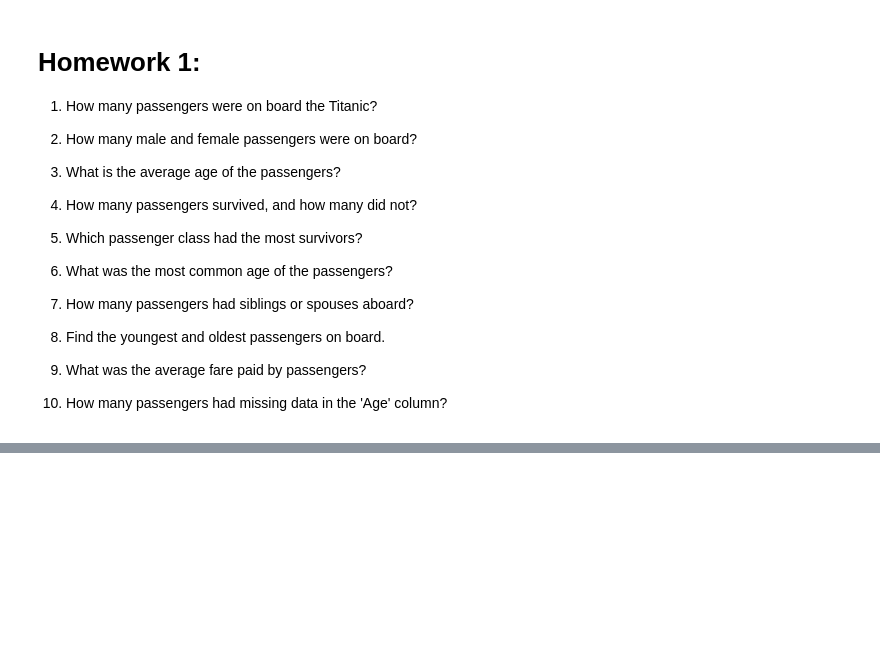
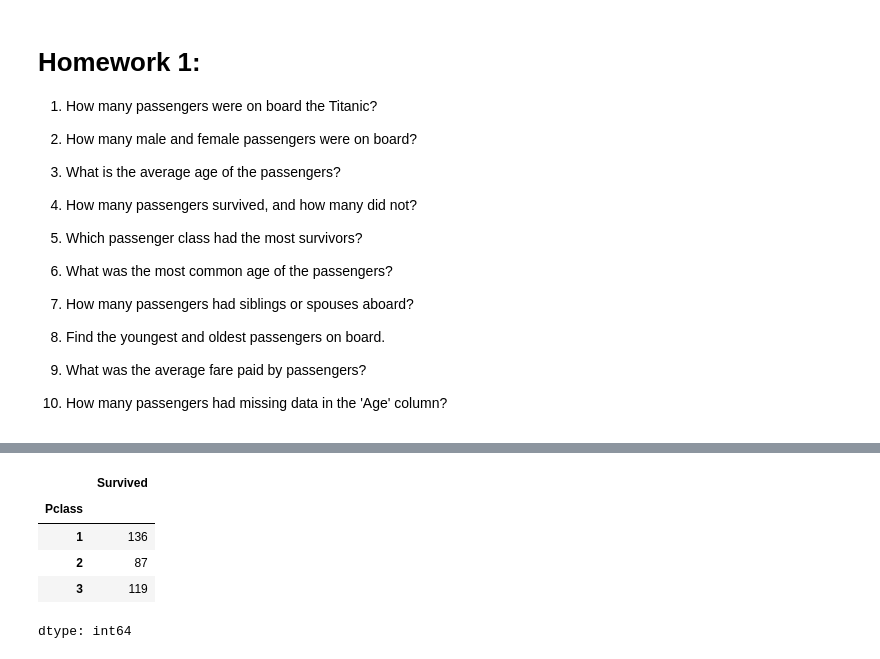
Before and after one commit to byambaa1982/python_cources_for_beginers, a Jupyter notebook: titanic_data_analysis/titanic.ipynb, the cells around one changed output, grey strips where cells are left out. Cells and saved outputs as stored; diff of their text form; code cells hidden in the pictures; blank space fills up the shorter version.

```diff
--- a/titanic_data_analysis/titanic.ipynb
+++ b/titanic_data_analysis/titanic.ipynb
@@ -174,0 +248,9 @@ kids_death
+# %%
+df[df['Survived']==1].groupby('Pclass')['Survived'].count()
+# %% [output]
+|  | Survived |
+| Pclass |  |
+| 1 | 136 |
+| 2 | 87 |
+| 3 | 119 |
+dtype: int64
```
Also changed, not shown: parts of 17 cells of this notebook.
